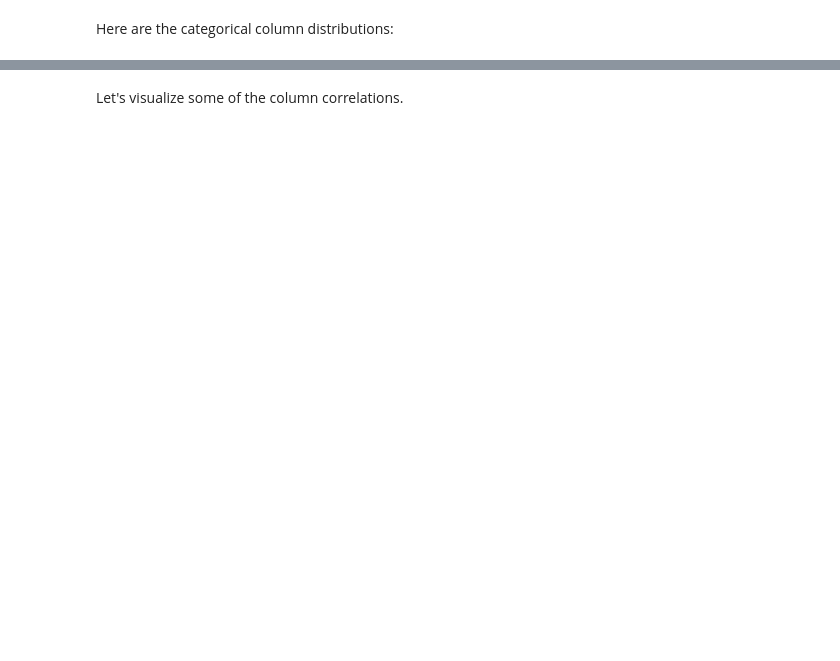
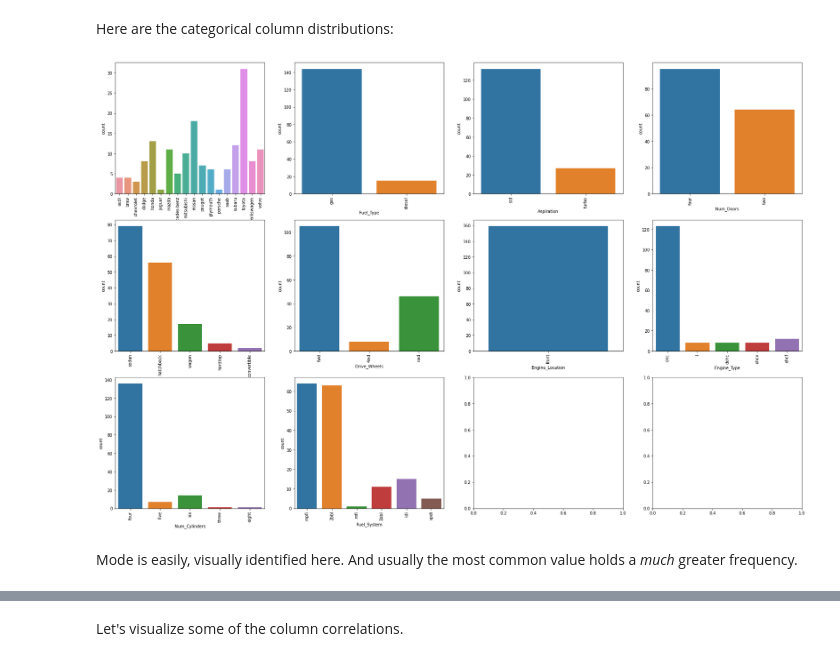
Before and after one commit to yabbou/python-data-science, a Jupyter notebook: project_3.ipynb, the cells around one changed output, grey strips where cells are left out. Cells and saved outputs as stored; diff of their text form; code cells hidden in the pictures; blank space fills up the shorter version.

```diff
--- a/project_3.ipynb
+++ b/project_3.ipynb
@@ -275,8 +329,12 @@ Most attributes _generally_ fit normal distribution besides `compression_ratio`
 # %% [markdown]
 Here are the categorical column distributions:
 # %%
-fig, ax = plt.subplots(4, 4, figsize=(30, 30))
-for variable, subplot in zip(categorical_columns, ax.flatten()):
-    sns.countplot(cars_df[variable], ax=subplot) #conut plot, bc categorical data is not continuous
+fig, ax = plt.subplots(3, 4, figsize=(30, 20))
+for variable, subplot in zip(categorical_columns_hardcoded, ax.flatten()):
+    sns.countplot(cars_df[variable], ax=subplot) #countplot not facetgrid, bc categorical data is not continuous
     for label in subplot.get_xticklabels():
         label.set_rotation(90)
+# %% [output]
+[figure, added]
+# %% [markdown]
+Mode is easily, visually identified here. And usually the most common value holds a _much_ greater frequency.
```
Also changed, not shown: parts of 59 cells of this notebook.
